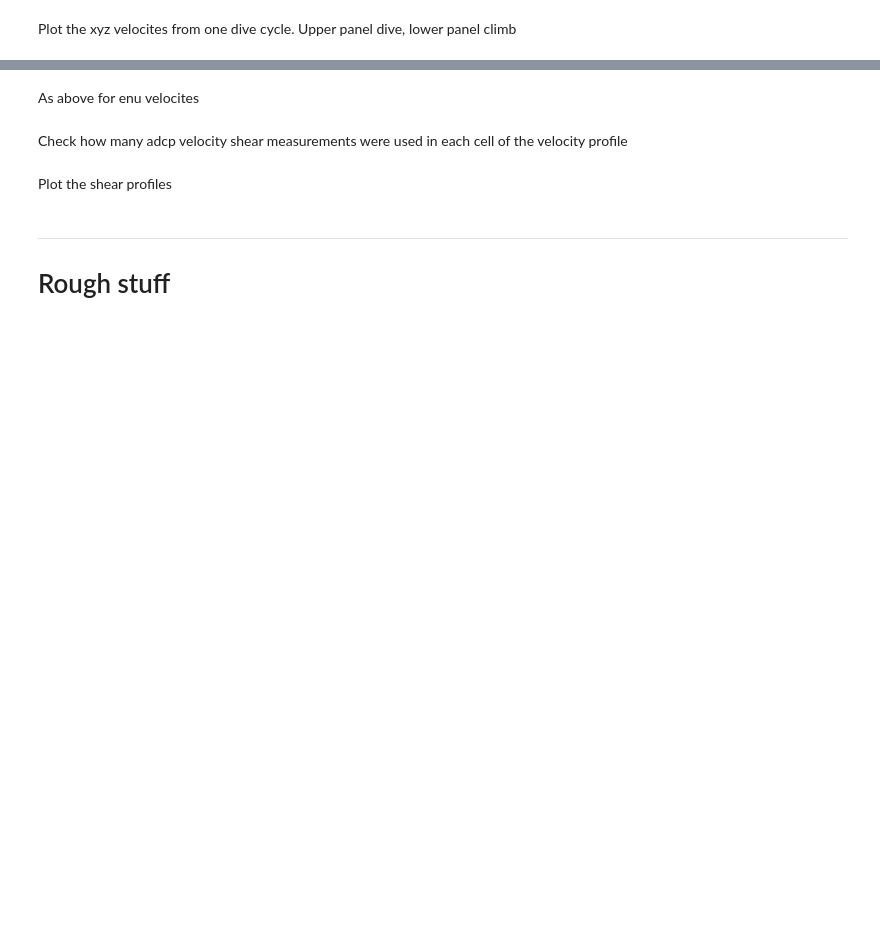
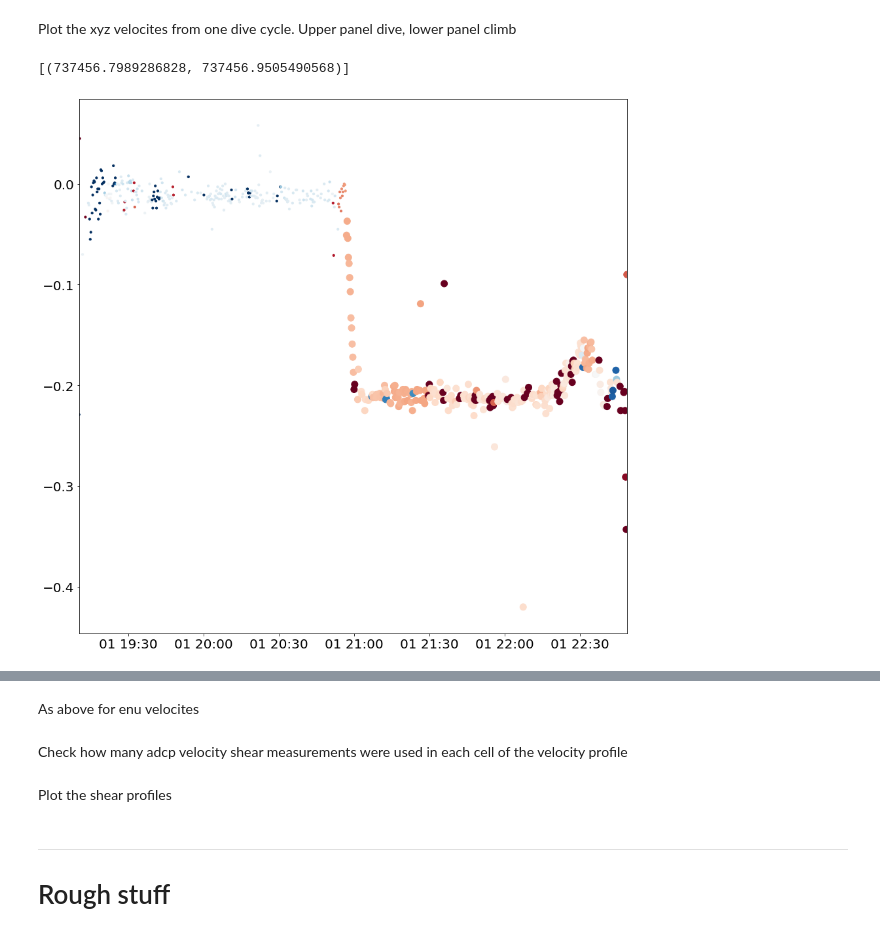
Before and after one commit to callumrollo/adcp-glider, a Jupyter notebook: notebooks/explore_data.ipynb, the cells around one changed output, grey strips where cells are left out. Drawn from its saved outputs; the diff is of its cells as text; code cells hidden in the pictures; blank space fills up the shorter version.

Commit message:
plotting beam velocity by beam. Numbering still eludes

```diff
--- a/notebooks/explore_data.ipynb
+++ b/notebooks/explore_data.ipynb
@@ -199,3 +239,13 @@ Plot the xyz velocites from one dive cycle. Upper panel dive, lower panel climb
 # %%
 foo = mission_dict['0061a']
 bar = mission_dict['0061b']
+# %%
+fig,ax = plt.subplots(figsize=(15,15))
+
+ax.scatter(foo.time,foo.vel_beam[:,0,0], c = foo.roll, cmap='RdBu', vmin=-5, vmax=5, s = 10)
+ax.scatter(bar.time,bar.vel_beam[:,0,0], c = bar.roll, cmap='RdBu', vmin=-5, vmax=5)
+
+ax.set(xlim=[foo.time[0], bar.time[-1]])
+# %% [output]
+[(737456.7989286828, 737456.9505490568)]
+[figure, added]
```
Also changed, not shown: parts of 16 cells of this notebook, 4 other files.
